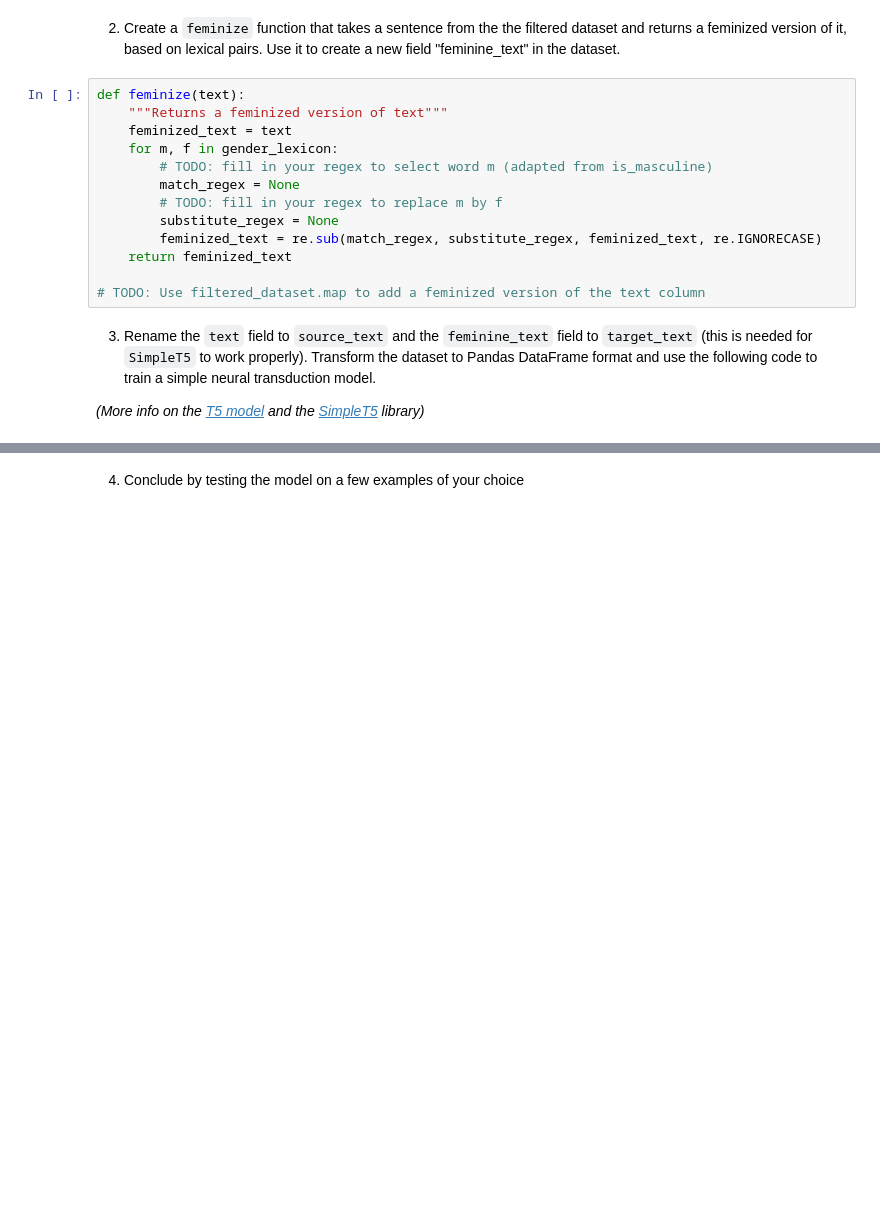
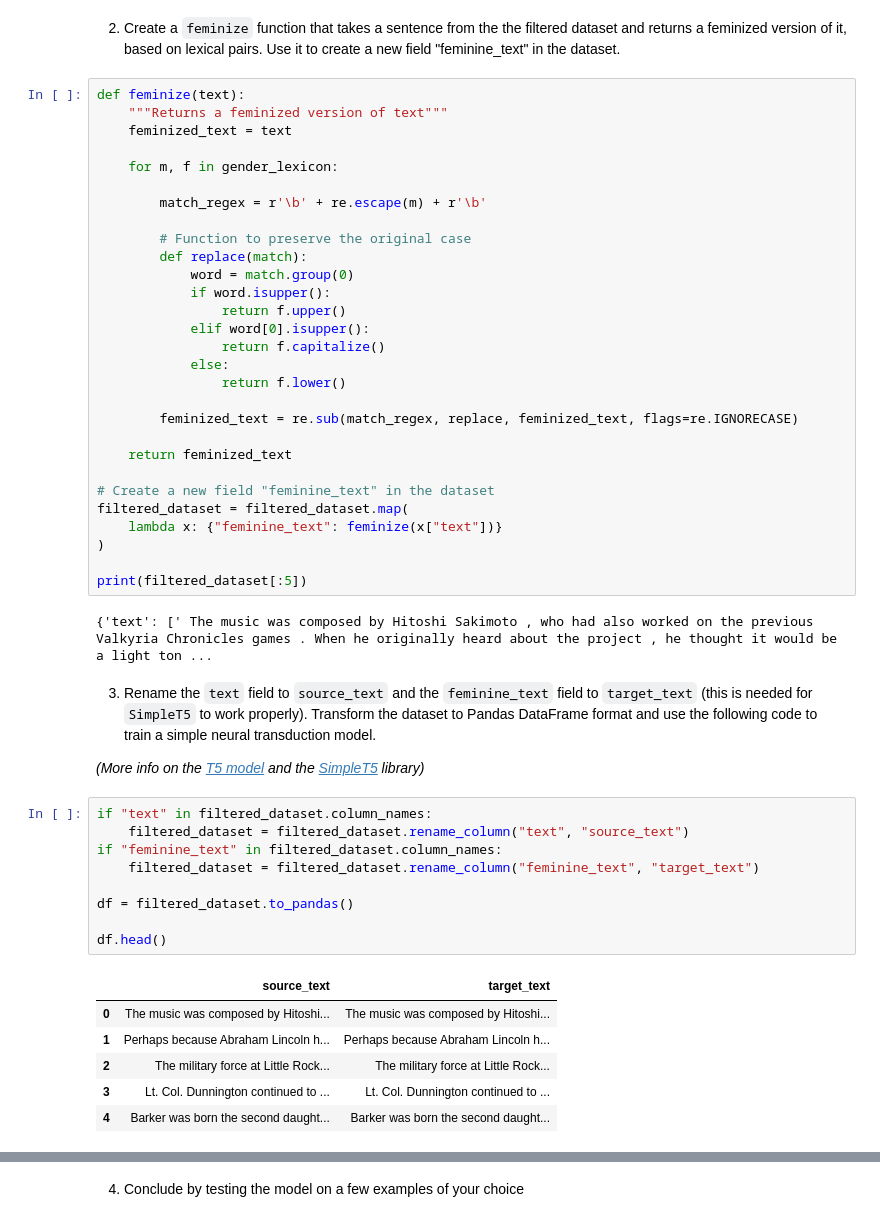
Before and after one commit to matildecmp/IK-NLP-Portfolios, a Jupyter notebook: notebooks/W3E_BPE_Transduction.ipynb, the cells around one changed output, grey strips where cells are left out. Cells and saved outputs as stored; diff of their text form; blank space fills up the shorter version.

```diff
--- a/notebooks/W3E_BPE_Transduction.ipynb
+++ b/notebooks/W3E_BPE_Transduction.ipynb
@@ -454,22 +473,56 @@ filtered_dataset
 # %% [markdown]
 2. Create a `feminize` function that takes a sentence from the the filtered dataset and returns a feminized version of it, based on lexical pairs. Use it to create a new field "feminine_text" in the dataset.
-# %%
-def feminize(text):
-    """Returns a feminized version of text"""
-    feminized_text = text
-    for m, f in gender_lexicon:
-        # TODO: fill in your regex to select word m (adapted from is_masculine)
-        match_regex = None
-        # TODO: fill in your regex to replace m by f
-        substitute_regex = None
-        feminized_text = re.sub(match_regex, substitute_regex, feminized_text, re.IGNORECASE)
-    return feminized_text
-
-# TODO: Use filtered_dataset.map to add a feminized version of the text column
+# %%
+def feminize(text):
+    """Returns a feminized version of text"""
+    feminized_text = text
+
+    for m, f in gender_lexicon:
+
+        match_regex = r'\b' + re.escape(m) + r'\b'
+
+        # Function to preserve the original case
+        def replace(match):
+            word = match.group(0)
+            if word.isupper():
+                return f.upper()
+            elif word[0].isupper():
+                return f.capitalize()
+            else:
+                return f.lower()
+
+        feminized_text = re.sub(match_regex, replace, feminized_text, flags=re.IGNORECASE)
+
+    return feminized_text
+
+# Create a new field "feminine_text" in the dataset
+filtered_dataset = filtered_dataset.map(
+    lambda x: {"feminine_text": feminize(x["text"])}
+)
+
+print(filtered_dataset[:5])
+# %% [output]
+{'text': [' The music was composed by Hitoshi Sakimoto , who had also worked on the previous Valkyria Chronicles games . When he originally heard about the project , he thought it would be a light ton ...
 # %% [markdown]
 3. Rename the `text` field to `source_text` and the `feminine_text` field to `target_text` (this is needed for `SimpleT5` to work properly). Transform the dataset to Pandas DataFrame format and use the following code to train a simple neural transduction model.
 
 *(More info on the [T5 model](https://huggingface.co/t5-small) and the [SimpleT5](https://github.com/Shivanandroy/simpleT5) library)*
+# %%
+if "text" in filtered_dataset.column_names:
+    filtered_dataset = filtered_dataset.rename_column("text", "source_text")
+if "feminine_text" in filtered_dataset.column_names:
+    filtered_dataset = filtered_dataset.rename_column("feminine_text", "target_text")
+
+df = filtered_dataset.to_pandas()
+
+df.head()
+# %% [output]
+|  | source_text | target_text |
+| 0 | The music was composed by Hitoshi... | The music was composed by Hitoshi... |
+| 1 | Perhaps because Abraham Lincoln h... | Perhaps because Abraham Lincoln h... |
+| 2 | The military force at Little Rock... | The military force at Little Rock... |
+| 3 | Lt. Col. Dunnington continued to ... | Lt. Col. Dunnington continued to ... |
+| 4 | Barker was born the second daught... | Barker was born the second daught... |
 # %%
 import torch
 from simplet5 import SimpleT5
```
Also changed, not shown: parts of 4 cells of this notebook.
